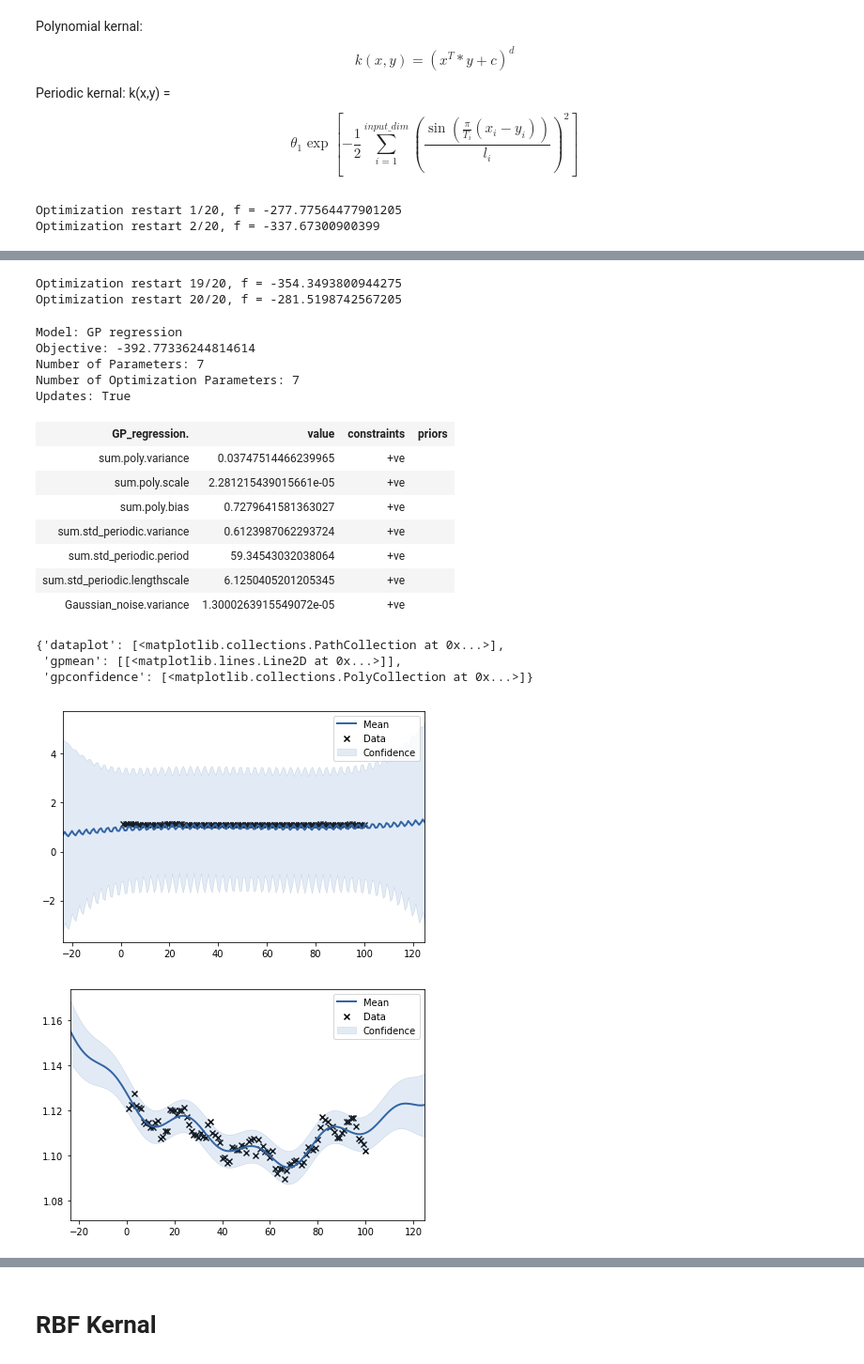
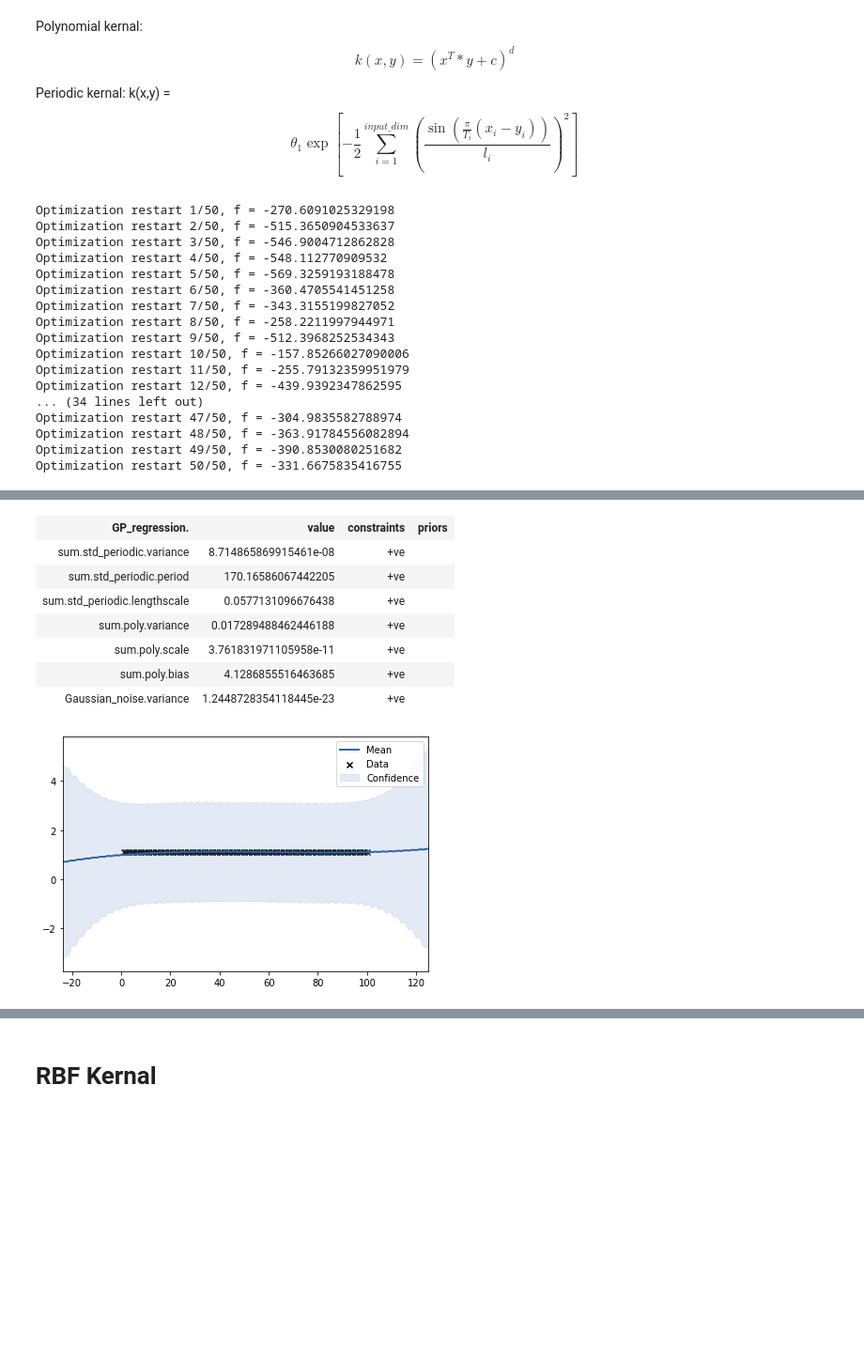
Before and after one commit to edchangy11/GP_trading, a Jupyter notebook: Combine different kernels in GP.ipynb, the cells around one changed output, grey strips where cells are left out. Shown at 94% size. Saved outputs shown, nothing was run; the diff lists cells and outputs as text; code cells hidden in the pictures; blank space fills up the shorter version.

```diff
--- a/Combine different kernels in GP.ipynb
+++ b/Combine different kernels in GP.ipynb
@@ -23,10 +23,11 @@ import pandas as pd
 import fxcmpy
 from fxcmpy import fxcmpy_tick_data_reader as tdr
 import tables as tb
-
-con = fxcmpy.fxcmpy(config_file='fxcm.cfg', server='demo')
-print(con.get_instruments())
-data = con.get_candles('EUR/USD', period='D1',number=100)
+TOKEN = '71ec67818275600cfcb24e9103f517665a313d08'
+con = fxcmpy.fxcmpy(access_token=TOKEN, log_level='error')
+#con = fxcmpy.fxcmpy(config_file='fxcm.cfg', server='demo')
+#print(con.get_instruments())
+data = con.get_candles('EUR/USD', period='m5',number=100)
 data.head()
 
 #start = dt.datetime(2017, 1, 2)
@@ -71,13 +72,27 @@ Periodic kernal:
     k(x,y) = $$\theta_1 \exp \left[  - \frac{1}{2} \sum_{i=1}^{input\_dim}
        \left( \frac{\sin(\frac{\pi}{T_i} (x_i - y_i) )}{l_i} \right)^2 \right]$$
 # %%
-k=k4+k1 #polynomial kernal and periodic kernal
+k=k1+k4 #polynomial kernal and periodic kernal
 m = GPy.models.GPRegression(X=xtr, Y=ytr, kernel=k)
 m.plot() #before optimization
 m.optimize(messages=False)
-m.optimize_restarts(num_restarts = 20, messages=False)
+m.optimize_restarts(num_restarts = 50, messages=False)
 display(m)
-m.plot() #after optimization
 # %% [output]
-Optimization restart 1/20, f = -277.77564477901205
-Optimization restart 2/20, f = -337.67300900399
+Optimization restart 1/50, f = -270.6091025329198
+Optimization restart 2/50, f = -515.3650904533637
+Optimization restart 3/50, f = -546.9004712862828
+Optimization restart 4/50, f = -548.112770909532
+Optimization restart 5/50, f = -569.3259193188478
+Optimization restart 6/50, f = -360.4705541451258
+Optimization restart 7/50, f = -343.3155199827052
+Optimization restart 8/50, f = -258.2211997944971
+Optimization restart 9/50, f = -512.3968252534343
+Optimization restart 10/50, f = -157.85266027090006
+Optimization restart 11/50, f = -255.79132359951979
+Optimization restart 12/50, f = -439.9392347862595
+... (34 lines left out)
+Optimization restart 47/50, f = -304.9835582788974
+Optimization restart 48/50, f = -363.91784556082894
+Optimization restart 49/50, f = -390.8530080251682
+Optimization restart 50/50, f = -331.6675835416755
@@ -100,20 +104,9 @@ Optimization restart 18/20, f = -368.0765663001656
-Optimization restart 19/20, f = -354.3493800944275
-Optimization restart 20/20, f = -281.5198742567205
-Model: GP regression
-Objective: -392.77336244814614
-Number of Parameters: 7
-Number of Optimization Parameters: 7
-Updates: True
 | GP_regression. | value | constraints | priors |
-| sum.poly.variance | 0.03747514466239965 | +ve |  |
-| sum.poly.scale | 2.281215439015661e-05 | +ve |  |
-| sum.poly.bias | 0.7279641581363027 | +ve |  |
-| sum.std_periodic.variance | 0.6123987062293724 | +ve |  |
-| sum.std_periodic.period | 59.34543032038064 | +ve |  |
-| sum.std_periodic.lengthscale | 6.1250405201205345 | +ve |  |
-| Gaussian_noise.variance | 1.3000263915549072e-05 | +ve |  |
+| sum.std_periodic.variance | 8.714865869915461e-08 | +ve |  |
+| sum.std_periodic.period | 170.16586067442205 | +ve |  |
+| sum.std_periodic.lengthscale | 0.0577131096676438 | +ve |  |
+| sum.poly.variance | 0.017289488462446188 | +ve |  |
+| sum.poly.scale | 3.761831971105958e-11 | +ve |  |
+| sum.poly.bias | 4.1286855516463685 | +ve |  |
+| Gaussian_noise.variance | 1.2448728354118445e-23 | +ve |  |
-{'dataplot': [<matplotlib.collections.PathCollection at 0x...>],
- 'gpmean': [[<matplotlib.lines.Line2D at 0x...>]],
- 'gpconfidence': [<matplotlib.collections.PolyCollection at 0x...>]}
-[figure, old version]
+[figure, new version]
-[figure, removed]
```
Also changed, not shown: parts of 15 cells of this notebook.
